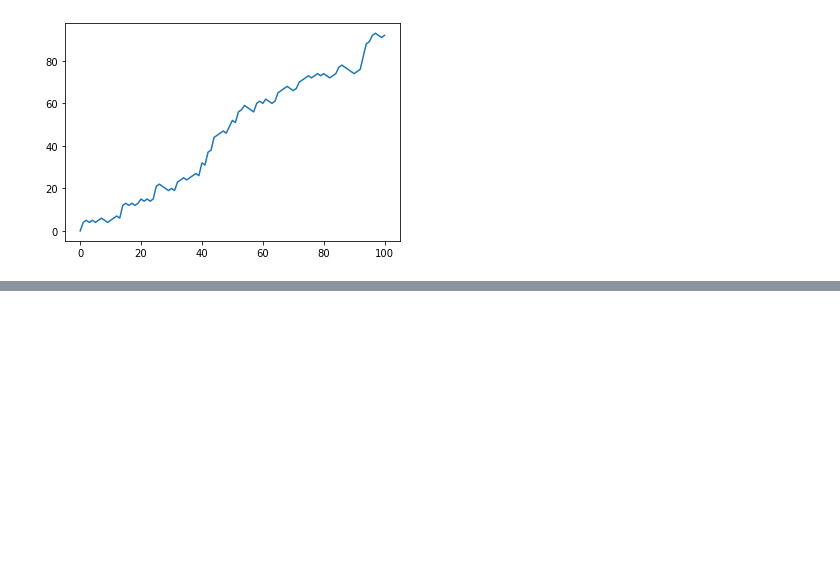
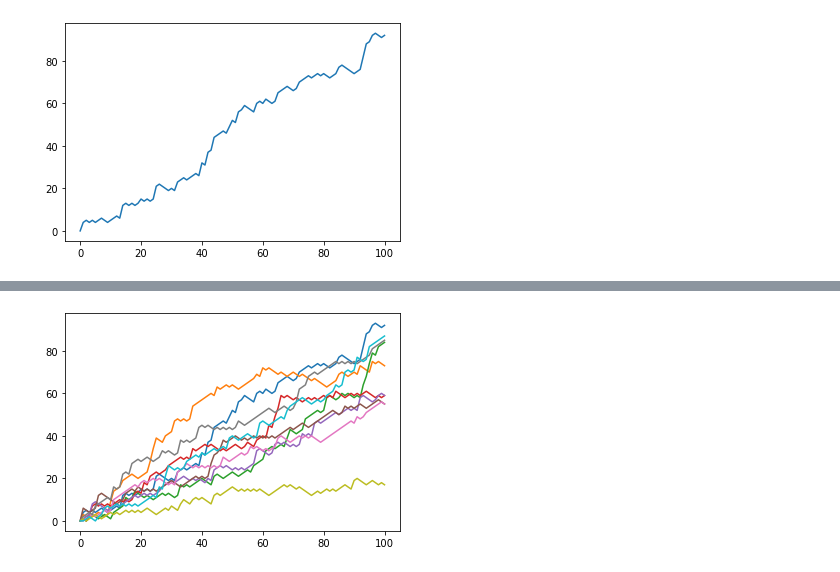
Before and after one commit to MeetPatel89/random_walk, a Jupyter notebook: notebook.ipynb, the cells around one changed output, grey strips where cells are left out. Saved outputs shown, nothing was run; the diff lists cells and outputs as text; code cells hidden in the pictures; blank space fills up the shorter version.

```diff
--- a/notebook.ipynb
+++ b/notebook.ipynb
@@ -30,0 +37,8 @@ plt.show()
+# %%
+all_walks_np_t = all_walks_np.transpose()
+# %%
+# plotting all random walks using transposed all_walks_np_t array
+plt.plot(all_walks_np_t)
+plt.show()
+# %% [output]
+[figure, added]
```
Also changed, not shown: parts of 1 cell of this notebook.
